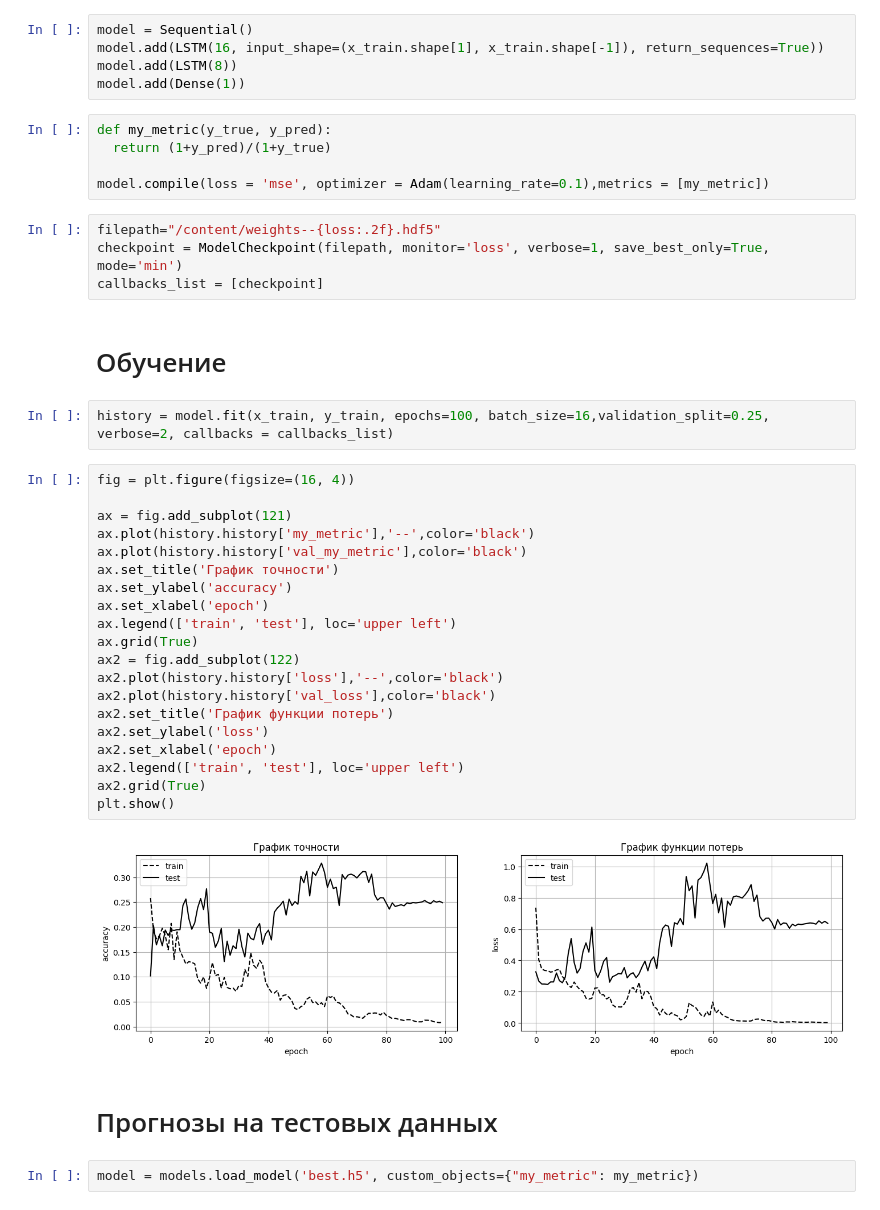
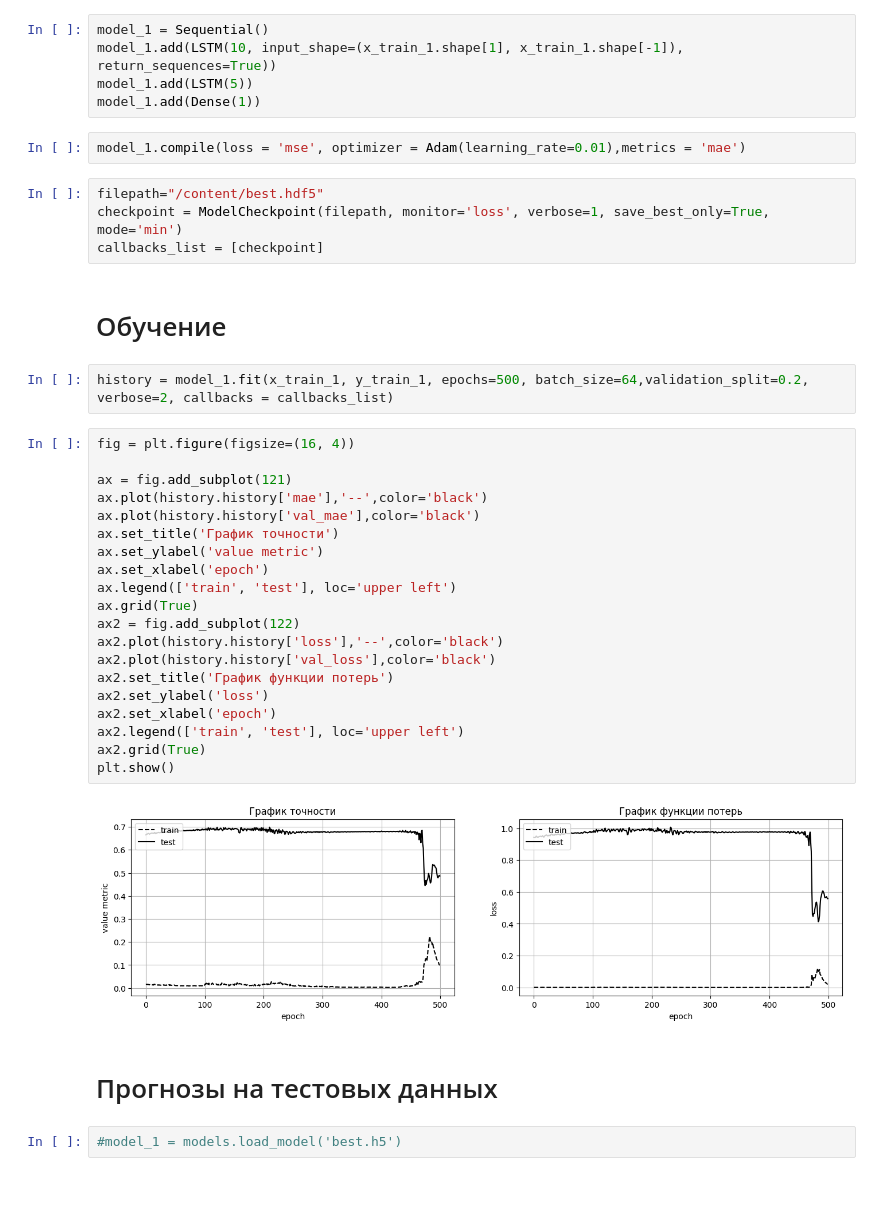
Before and after one commit to yarkalm/sale_regression, a Jupyter notebook: Clean_salest.ipynb, the cells around one changed output. Cells and saved outputs as stored; diff of their text form.

```diff
--- a/Clean_salest.ipynb
+++ b/Clean_salest.ipynb
@@ -65,44 +83,41 @@ y_train, y_test = y[:155], y[155:]
 # %%
-model = Sequential()
-model.add(LSTM(16, input_shape=(x_train.shape[1], x_train.shape[-1]), return_sequences=True))
-model.add(LSTM(8))
-model.add(Dense(1))
+model_1 = Sequential()
+model_1.add(LSTM(10, input_shape=(x_train_1.shape[1], x_train_1.shape[-1]), return_sequences=True))
+model_1.add(LSTM(5))
+model_1.add(Dense(1))
 # %%
-def my_metric(y_true, y_pred):
-  return (1+y_pred)/(1+y_true)
-
-model.compile(loss = 'mse', optimizer = Adam(learning_rate=0.1),metrics = [my_metric])
+model_1.compile(loss = 'mse', optimizer = Adam(learning_rate=0.01),metrics = 'mae')
 # %%
-filepath="/content/weights--{loss:.2f}.hdf5"
+filepath="/content/best.hdf5"
 checkpoint = ModelCheckpoint(filepath, monitor='loss', verbose=1, save_best_only=True, mode='min')
 callbacks_list = [checkpoint]
 # %% [markdown]
 # Обучение
 # %%
-history = model.fit(x_train, y_train, epochs=100, batch_size=16,validation_split=0.25, verbose=2, callbacks = callbacks_list)
+history = model_1.fit(x_train_1, y_train_1, epochs=500, batch_size=64,validation_split=0.2, verbose=2, callbacks = callbacks_list)
 # %%
 fig = plt.figure(figsize=(16, 4))
 
 ax = fig.add_subplot(121)
-ax.plot(history.history['my_metric'],'--',color='black')
-ax.plot(history.history['val_my_metric'],color='black')
+ax.plot(history.history['mae'],'--',color='black')
+ax.plot(history.history['val_mae'],color='black')
 ax.set_title('График точности')
-ax.set_ylabel('accuracy')
+ax.set_ylabel('value metric')
 ax.set_xlabel('epoch')
 ax.legend(['train', 'test'], loc='upper left')
 ax.grid(True)
 ax2 = fig.add_subplot(122)
 ax2.plot(history.history['loss'],'--',color='black')
 ax2.plot(history.history['val_loss'],color='black')
 ax2.set_title('График функции потерь')
 ax2.set_ylabel('loss')
 ax2.set_xlabel('epoch')
 ax2.legend(['train', 'test'], loc='upper left')
 ax2.grid(True)
 plt.show()
 # %% [output]
-[figure, old version]
+[figure, new version]
 # %% [markdown]
 # Прогнозы на тестовых данных
 # %%
-model = models.load_model('best.h5', custom_objects={"my_metric": my_metric})
+#model_1 = models.load_model('best.h5')
```
Also changed, not shown: parts of 31 cells of this notebook.
